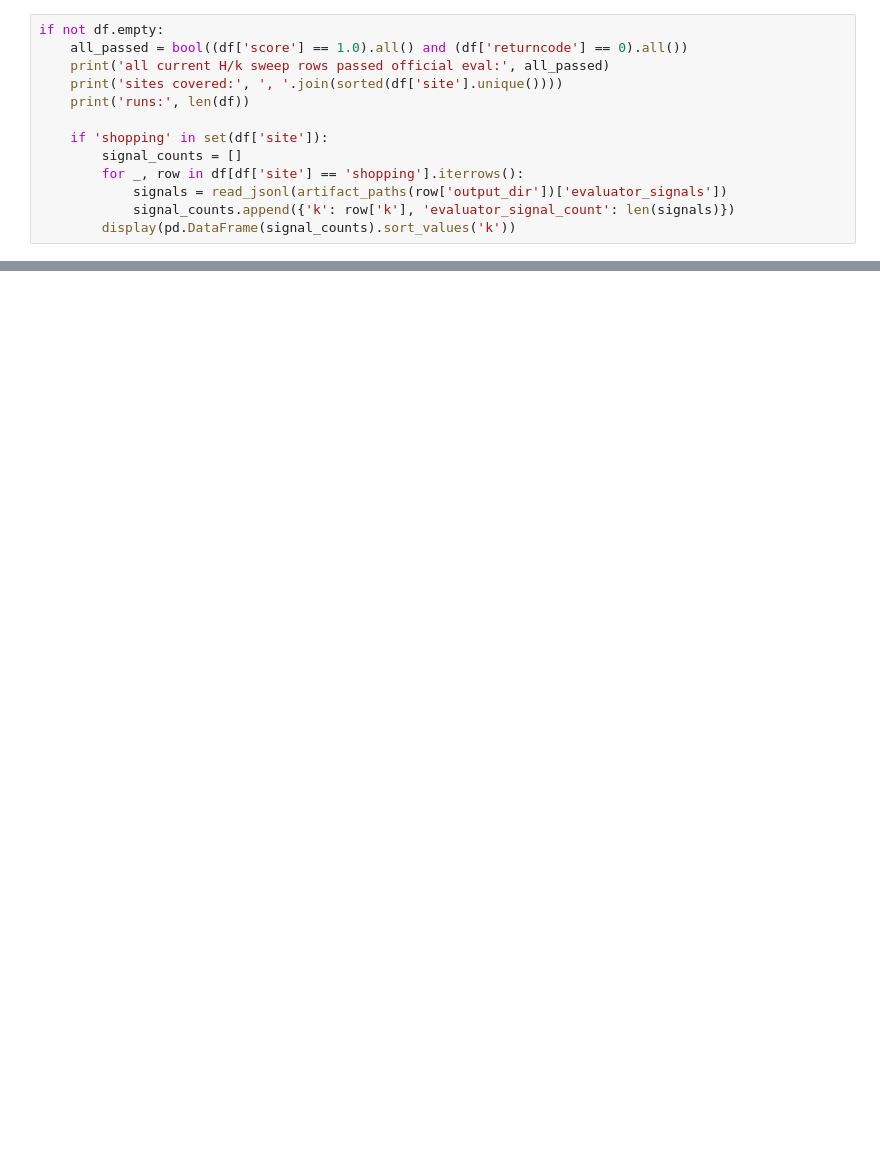
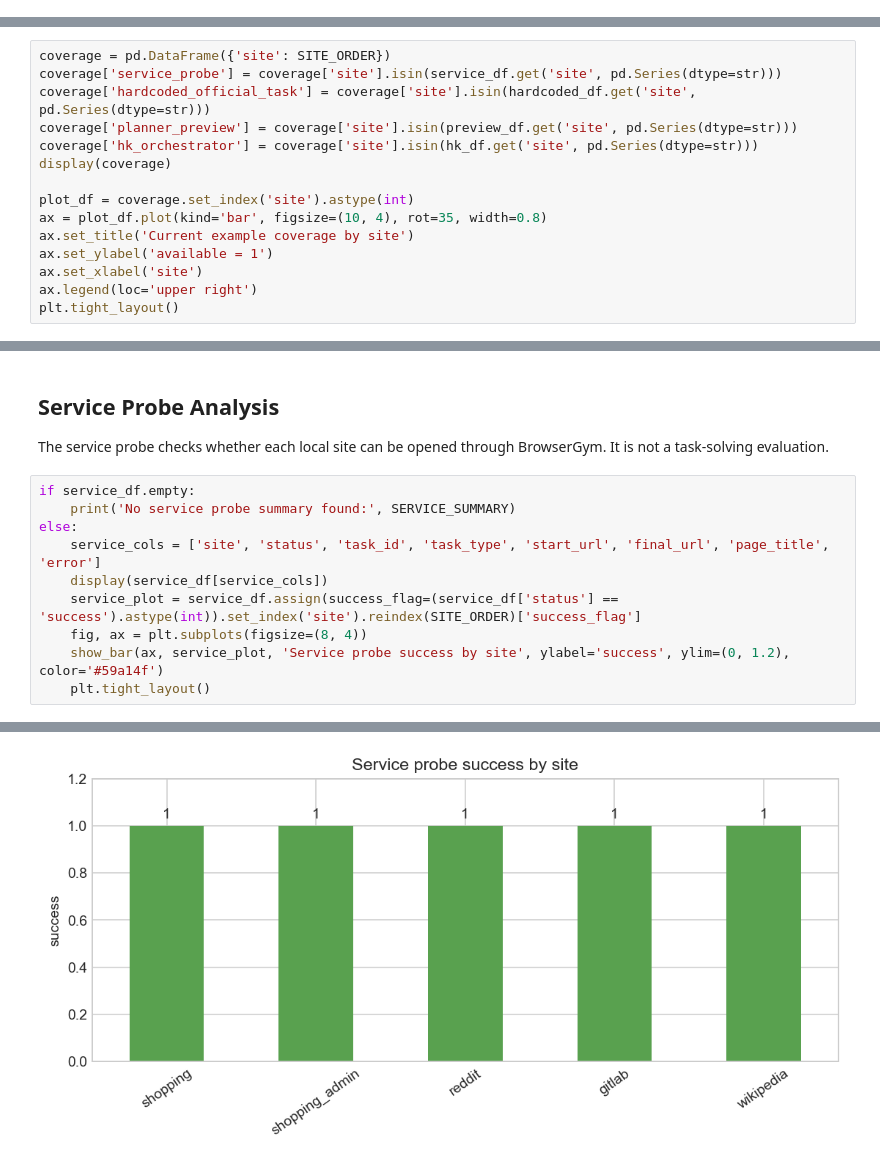
Before and after one commit to NICFRU/webarena-verified-thesis, a Jupyter notebook: notebooks/08_hk_sweep_analysis.ipynb, the cells around one changed output, grey strips where cells are left out. Saved outputs shown, nothing was run; the diff lists cells and outputs as text; blank space fills up the shorter version.

Commit message:
Improve example analysis notebook charts

```diff
--- a/notebooks/08_hk_sweep_analysis.ipynb
+++ b/notebooks/08_hk_sweep_analysis.ipynb
@@ -290,13 +0,0 @@ Use this cell as a lightweight sanity check before writing thesis notes from the
-# %%
-if not df.empty:
-    all_passed = bool((df['score'] == 1.0).all() and (df['returncode'] == 0).all())
-    print('all current H/k sweep rows passed official eval:', all_passed)
-    print('sites covered:', ', '.join(sorted(df['site'].unique())))
-    print('runs:', len(df))
-
-    if 'shopping' in set(df['site']):
-        signal_counts = []
-        for _, row in df[df['site'] == 'shopping'].iterrows():
-            signals = read_jsonl(artifact_paths(row['output_dir'])['evaluator_signals'])
-            signal_counts.append({'k': row['k'], 'evaluator_signal_count': len(signals)})
-        display(pd.DataFrame(signal_counts).sort_values('k'))
@@ -302,0 +131,15 @@ if not df.empty:
+# %%
+coverage = pd.DataFrame({'site': SITE_ORDER})
+coverage['service_probe'] = coverage['site'].isin(service_df.get('site', pd.Series(dtype=str)))
+coverage['hardcoded_official_task'] = coverage['site'].isin(hardcoded_df.get('site', pd.Series(dtype=str)))
+coverage['planner_preview'] = coverage['site'].isin(preview_df.get('site', pd.Series(dtype=str)))
+coverage['hk_orchestrator'] = coverage['site'].isin(hk_df.get('site', pd.Series(dtype=str)))
+display(coverage)
+
+plot_df = coverage.set_index('site').astype(int)
+ax = plot_df.plot(kind='bar', figsize=(10, 4), rot=35, width=0.8)
+ax.set_title('Current example coverage by site')
+ax.set_ylabel('available = 1')
+ax.set_xlabel('site')
+ax.legend(loc='upper right')
+plt.tight_layout()
@@ -302,0 +154,15 @@ if not df.empty:
+# %% [markdown]
+## Service Probe Analysis
+
+The service probe checks whether each local site can be opened through BrowserGym. It is not a task-solving evaluation.
+# %%
+if service_df.empty:
+    print('No service probe summary found:', SERVICE_SUMMARY)
+else:
+    service_cols = ['site', 'status', 'task_id', 'task_type', 'start_url', 'final_url', 'page_title', 'error']
+    display(service_df[service_cols])
+    service_plot = service_df.assign(success_flag=(service_df['status'] == 'success').astype(int)).set_index('site').reindex(SITE_ORDER)['success_flag']
+    fig, ax = plt.subplots(figsize=(8, 4))
+    show_bar(ax, service_plot, 'Service probe success by site', ylabel='success', ylim=(0, 1.2), color='#59a14f')
+    plt.tight_layout()
+# %% [output]
@@ -302,0 +175 @@ if not df.empty:
+[figure, added]
```
Also changed, not shown: parts of 50 cells of this notebook.
